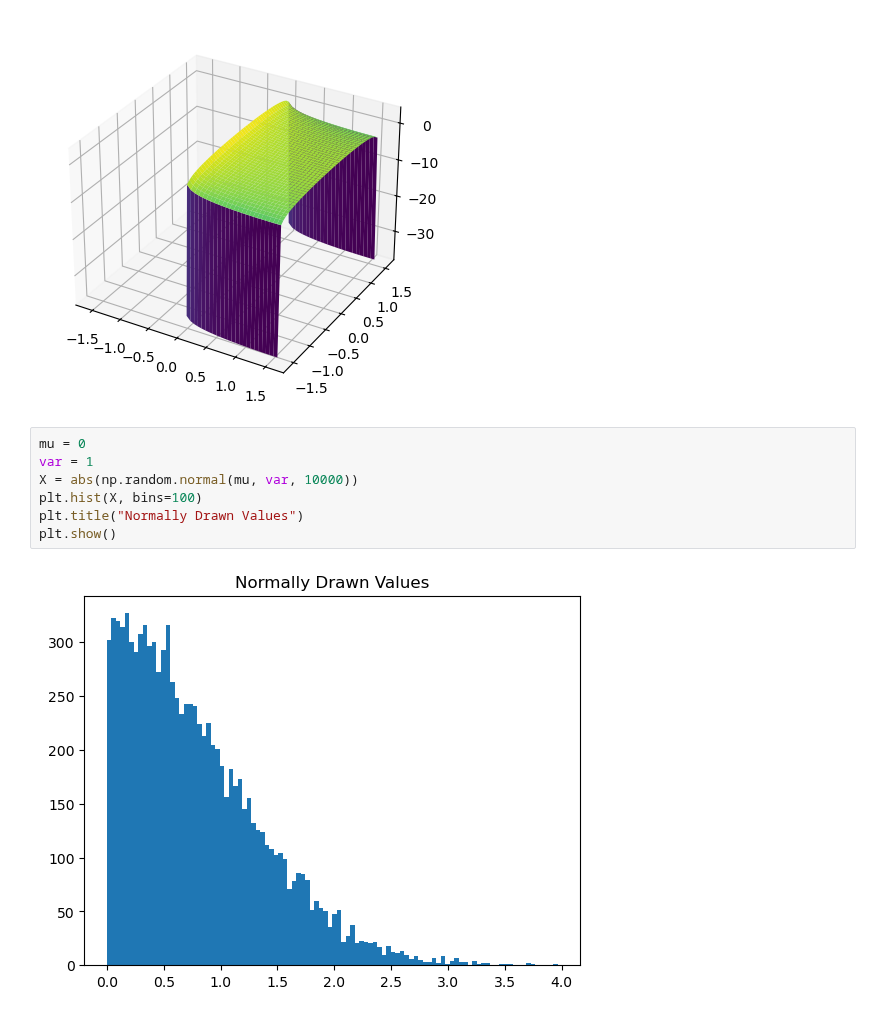
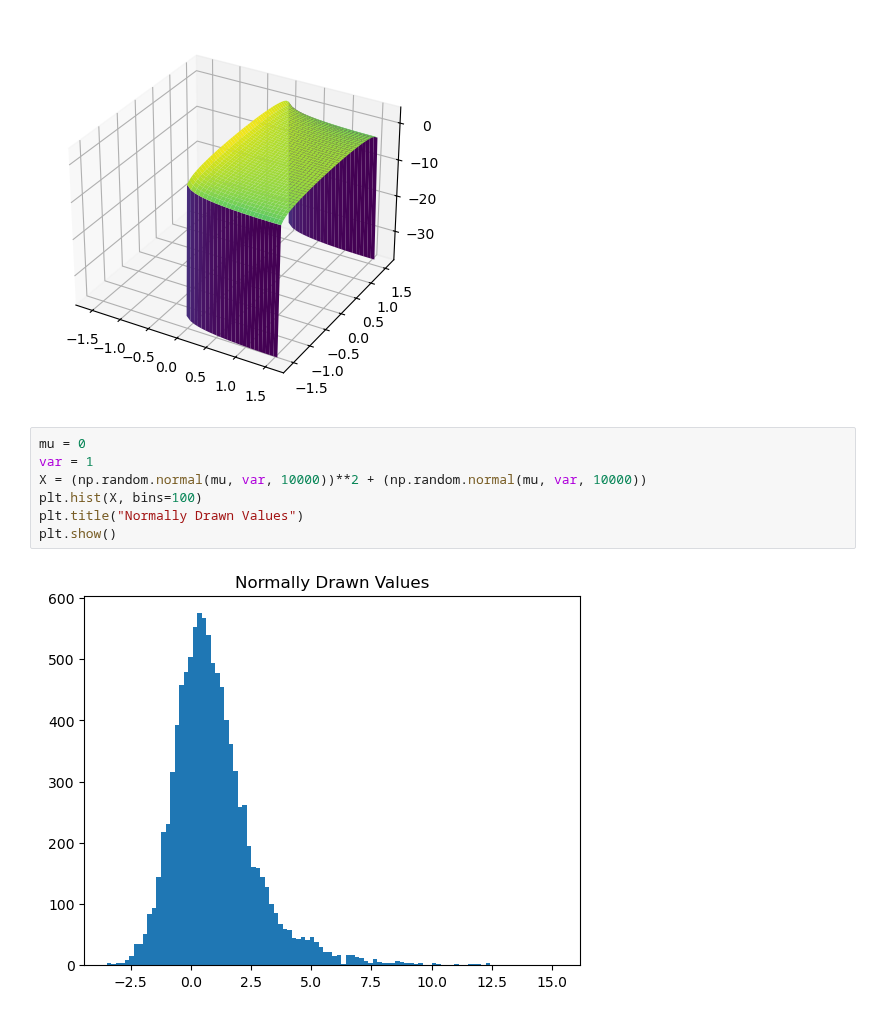
Before and after one commit to PrasunBanerjee04/TechnicalNotes, a Jupyter notebook: Data Science Tools/Data Analysis in Python/numpy.ipynb, the cells around one changed output. Saved outputs shown, nothing was run; the diff lists cells and outputs as text.

```diff
--- a/Data Science Tools/Data Analysis in Python/numpy.ipynb
+++ b/Data Science Tools/Data Analysis in Python/numpy.ipynb
@@ -90,9 +90,9 @@ plt.show()
 # %%
 mu = 0
 var = 1
-X = abs(np.random.normal(mu, var, 10000))
+X = (np.random.normal(mu, var, 10000))**2 + (np.random.normal(mu, var, 10000))
 plt.hist(X, bins=100)
 plt.title("Normally Drawn Values")
 plt.show()
 # %% [output]
-[figure, old version]
+[figure, new version]
```
Also changed, not shown: 4 other files.
